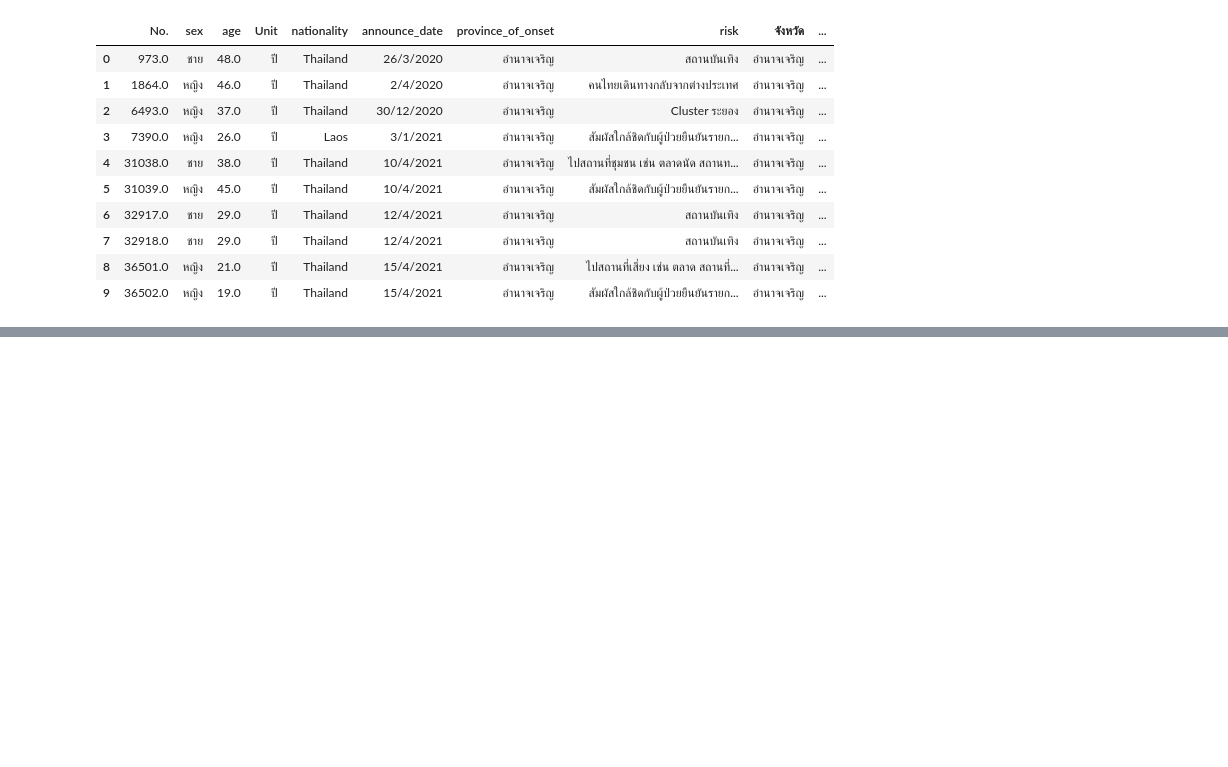
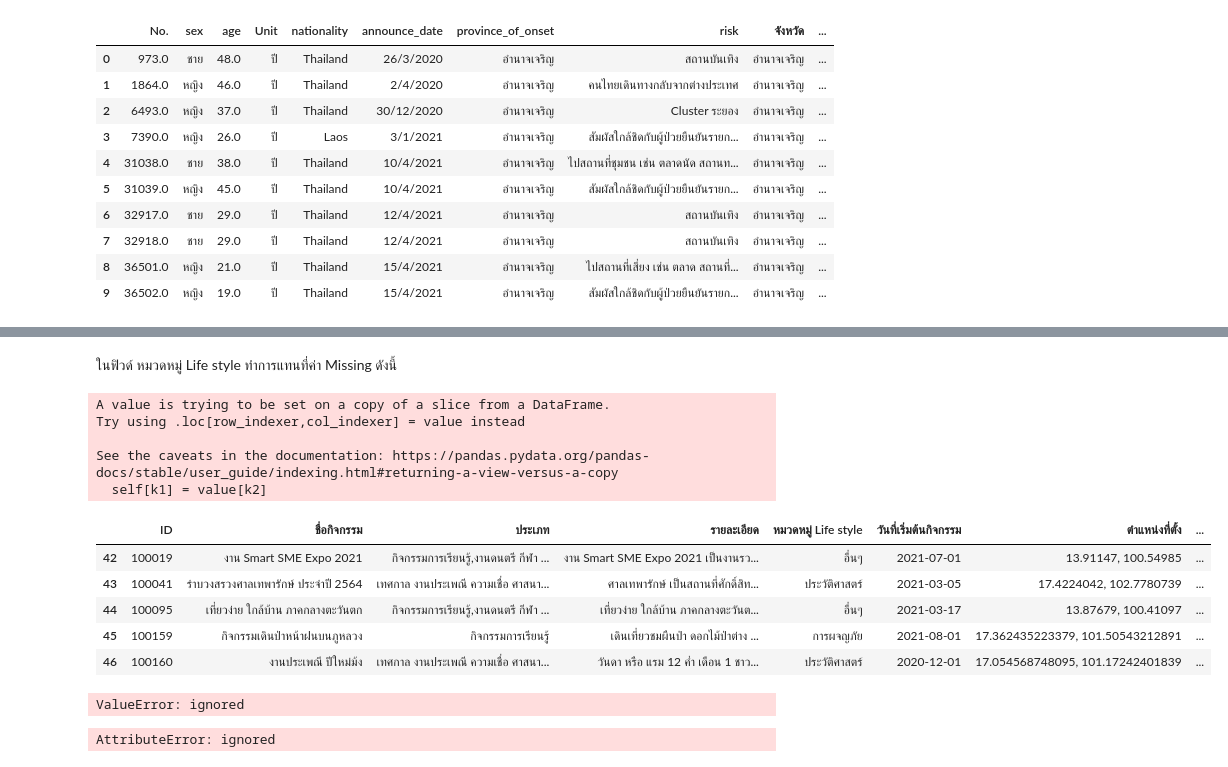
Before and after one commit to team0243/data_viz_2022, a Jupyter notebook: Project.ipynb, the cells around one changed output, grey strips where cells are left out. Cells and saved outputs as stored; diff of their text form; code cells hidden in the pictures; blank space fills up the shorter version.

```diff
--- a/Project.ipynb
+++ b/Project.ipynb
@@ -591,0 +647,19 @@ data_cl2.head(10)
+# %% [markdown]
+ ในฟิวด์ หมวดหมู่ Life style ทำการแทนที่ค่า Missing ดังนี้
+# %%
+data_02[['หมวดหมู่ Life style']] = data_02[['หมวดหมู่ Life style']].fillna('อื่นๆ')
+# %% [output]
+A value is trying to be set on a copy of a slice from a DataFrame.
+Try using .loc[row_indexer,col_indexer] = value instead
+
+See the caveats in the documentation: https://pandas.pydata.org/pandas-docs/stable/user_guide/indexing.html#returning-a-view-versus-a-copy
+  self[k1] = value[k2]
+# %%
+data_02.tail(5)
+# %% [output]
+|  | ID | ชื่อกิจกรรม | ประเภท | รายละเอียด | หมวดหมู่ Life style | วันที่เริ่มต้นกิจกรรม | ตำแหน่งที่ตั้ง | ... |
+| 42 | 100019 | งาน Smart SME Expo 2021 | กิจกรรมการเรียนรู้,งานดนตรี กีฬา ... | งาน Smart SME Expo 2021 เป็นงานรว... | อื่นๆ | 2021-07-01 | 13.91147, 100.54985 | ... |
+| 43 | 100041 | รำบวงสรวงศาลเทพารักษ์ ประจำปี 2564 | เทศกาล งานประเพณี ความเชื่อ ศาสนา... | ศาลเทพารักษ์ เป็นสถานที่ศักดิ์สิท... | ประวัติศาสตร์ | 2021-03-05 | 17.4224042, 102.7780739 | ... |
+| 44 | 100095 | เที่ยวง่าย ใกล้บ้าน ภาคกลางตะวันตก | กิจกรรมการเรียนรู้,งานดนตรี กีฬา ... | เที่ยวง่าย ใกล้บ้าน ภาคกลางตะวันต... | อื่นๆ | 2021-03-17 | 13.87679, 100.41097 | ... |
+| 45 | 100159 | กิจกรรมเดินป่าหน้าฝนบนภูหลวง | กิจกรรมการเรียนรู้ | เดินเที่ยวชมผืนป่า ดอกไม้ป่าต่าง ... | การผจญภัย | 2021-08-01 | 17.362435223379, 101.50543212891 | ... |
+| 46 | 100160 | งานประเพณี ปีใหม่ม้ง | เทศกาล งานประเพณี ความเชื่อ ศาสนา... | วันดา หรือ แรม 12 ค่ำ เดือน 1 ชาว... | ประวัติศาสตร์ | 2020-12-01 | 17.054568748095, 101.17242401839 | ... |
@@ -591,0 +668,8 @@ data_cl2.head(10)
+# %%
+data_02['วันที่เริ่มต้นกิจกรรม'] =pd.to_datetime(data_02.วันที่เริ่มต้นกิจกรรม,format='%d/%m/%Y')
+# %% [output]
+ValueError: ignored
+# %%
+data_02['วันที่เริ่มต้นกิจกรรม'].strftime('%d/%m/%y')
+# %% [output]
+AttributeError: ignored
```
Also changed, not shown: parts of 11 cells of this notebook.
